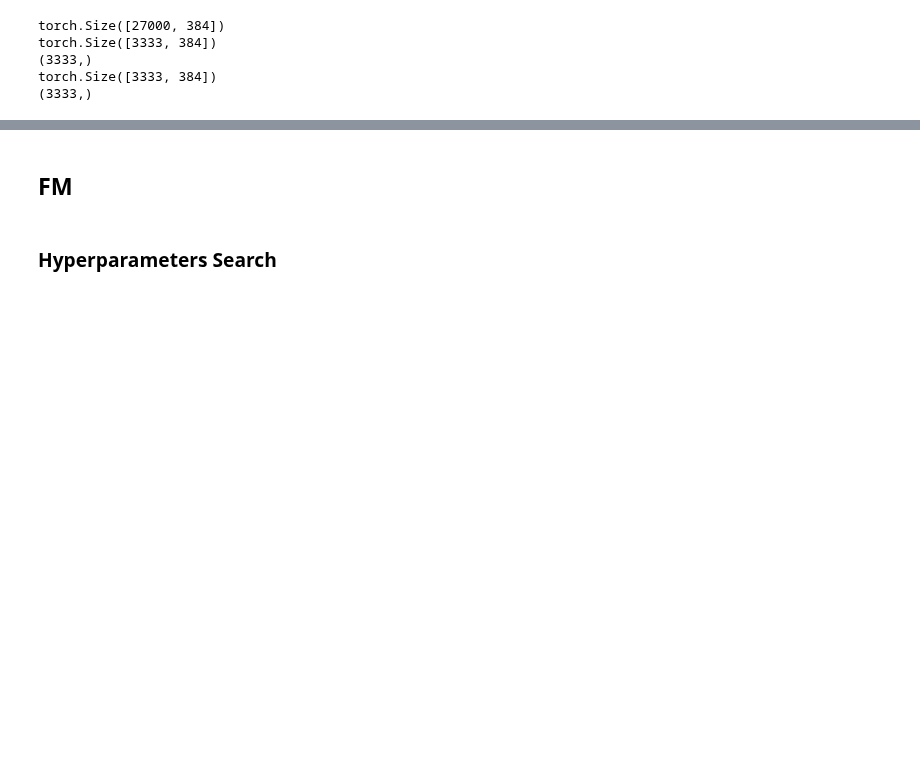
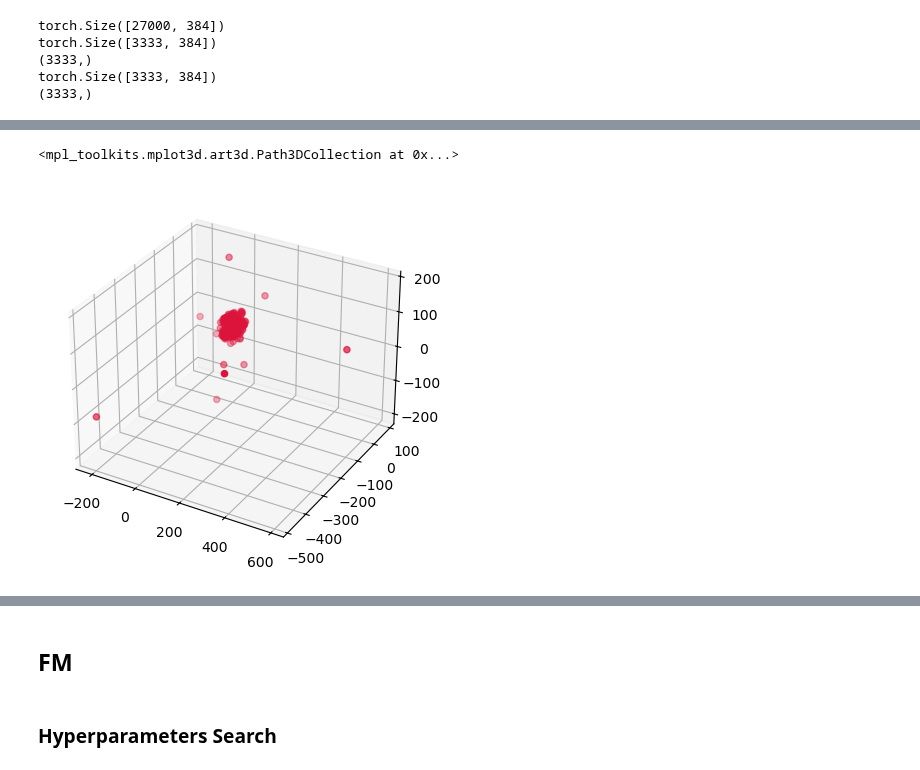
Before and after one commit to AmineYK/Textual-Anomaly-Detection-Framework, a Jupyter notebook: Anomaly Detection Framework/fm.ipynb, the cells around one changed output, grey strips where cells are left out. Saved outputs shown, nothing was run; the diff lists cells and outputs as text; code cells hidden in the pictures; blank space fills up the shorter version.

```diff
--- a/Anomaly Detection Framework/fm.ipynb
+++ b/Anomaly Detection Framework/fm.ipynb
@@ -189,0 +200,7 @@ torch.Size([3333, 384])
+# %%
+inlier_topic = 'crude'
+dataset_name = 'reuters'
+type_tac = 'ruff'
+anomaly_rate = 0.1
+
+train_inlier_reuters_crude, test_reuters_crude, X_inlier_crude, X_test_crude, y_test_crude = get_embeddings(train_reuters_, test_reuters_, inlier_topic, dataset_name, type_tac, anomaly_rate)
@@ -189,0 +278,11 @@ torch.Size([3333, 384])
+# %%
+X_embedded = TSNE(n_components=3, learning_rate='auto',
+                  init='random', perplexity=3).fit_transform(X_inlier_crude.cpu())
+
+fig = plt.figure()
+ax = fig.add_subplot(projection='3d')
+
+ax.scatter(X_embedded[:,0], X_embedded[:,1], X_embedded[:,2], color='crimson')
+# %% [output]
+<mpl_toolkits.mplot3d.art3d.Path3DCollection at 0x...>
+[figure, added]
```
Also changed, not shown: parts of 27 cells of this notebook, 5 other files.
